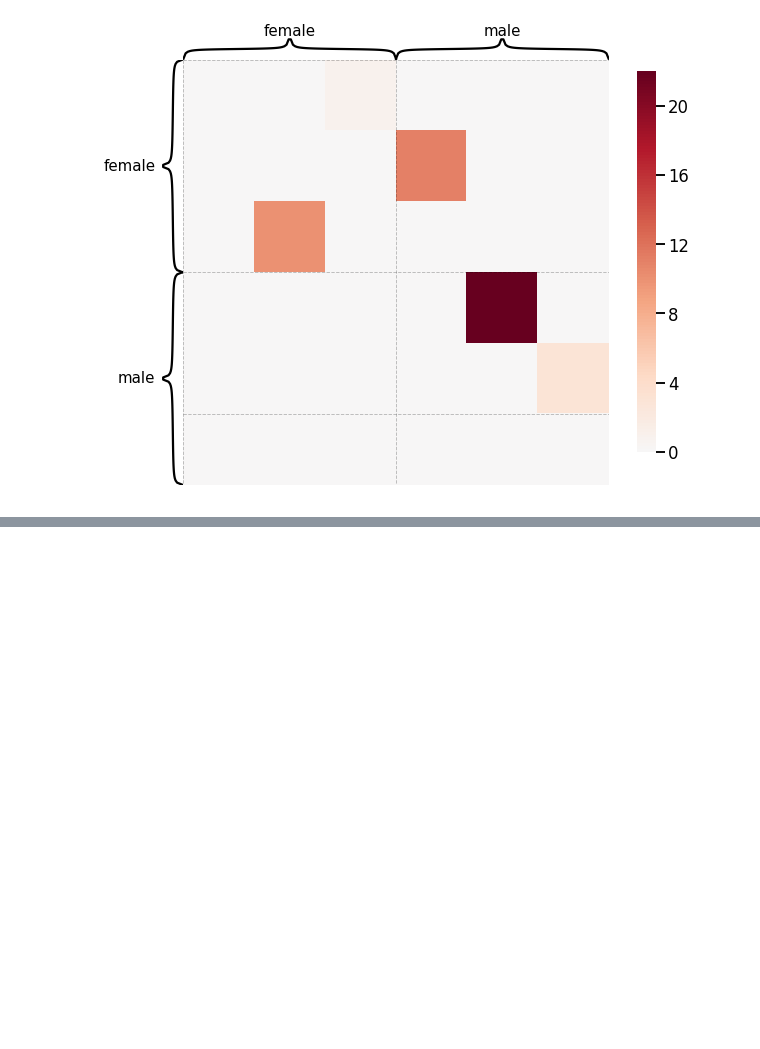
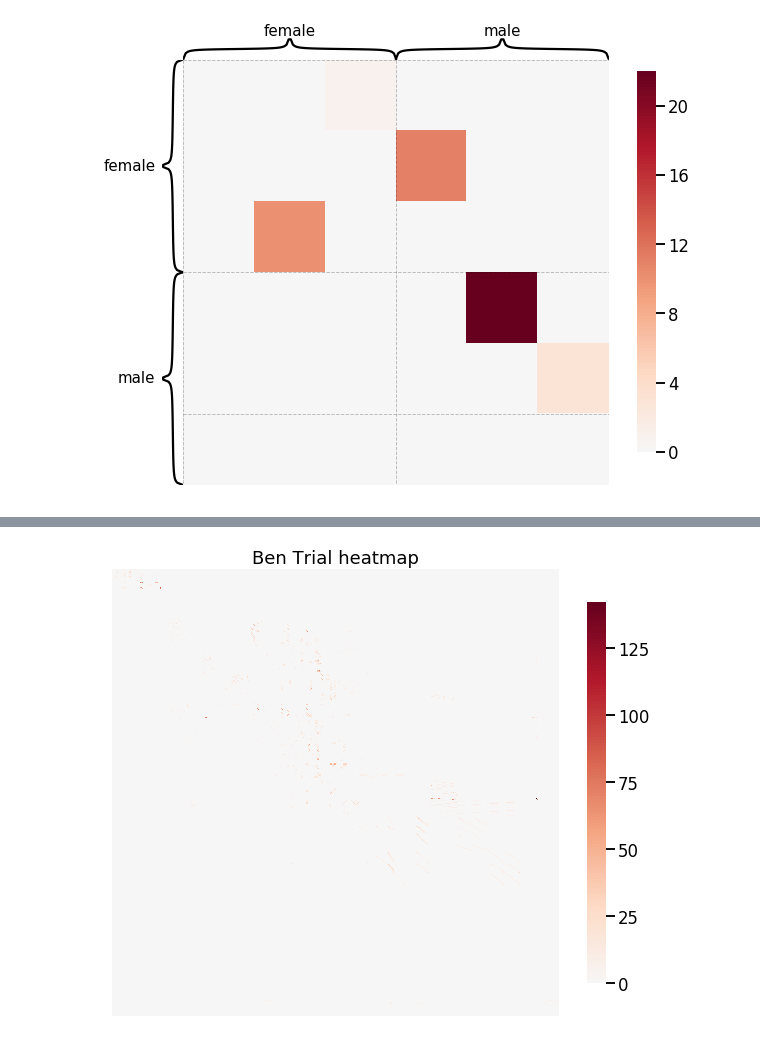
Before and after one commit to dmannan/graphSpec, a Jupyter notebook: trial2.ipynb, the cells around one changed output, grey strips where cells are left out. Saved outputs shown, nothing was run; the diff lists cells and outputs as text; code cells hidden in the pictures; blank space fills up the shorter version.

Commit message:
trial with ben data

```diff
--- a/trial2.ipynb
+++ b/trial2.ipynb
@@ -147,0 +152,4 @@ fig= heatmap(new, title=title, inner_hier_labels = labels)
+# %%
+### first to read the graph csv in
+
+bdata = pd.read_csv("../eleGraSPy/nice_data/herm_chem_A_full.csv", header = None)
@@ -147,0 +187,14 @@ fig= heatmap(new, title=title, inner_hier_labels = labels)
+# %%
+from graspy.plot import heatmap
+
+title = 'Ben Trial heatmap'
+
+
+
+
+
+
+
+fig= heatmap(np.array(bdata), title=title)
+# %% [output]
+[figure, added]
```
Also changed, not shown: parts of 6 cells of this notebook.
